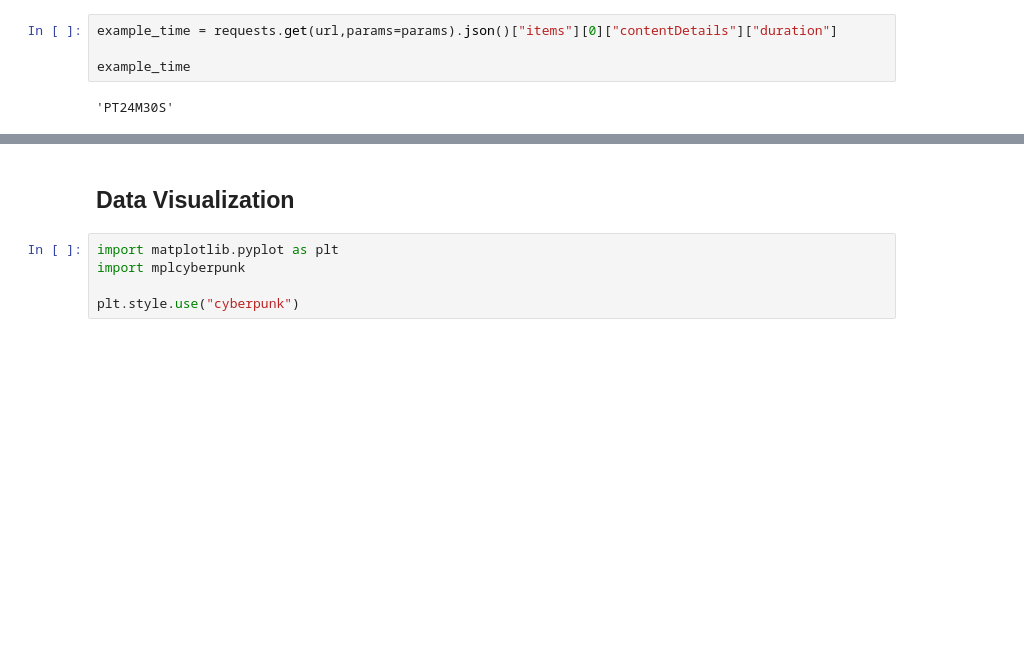
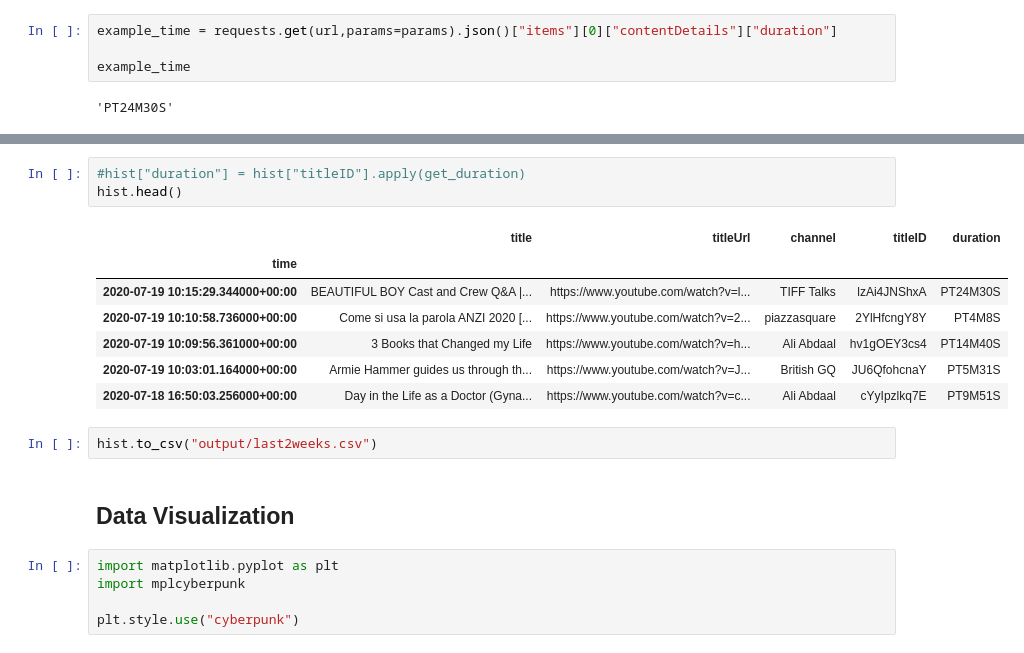
Before and after one commit to ireneisdoomed/YoutubeDashboard, a Jupyter notebook: History Analysis.ipynb, the cells around one changed output, grey strips where cells are left out. Cells and saved outputs as stored; diff of their text form; blank space fills up the shorter version.

Commit message:
Duration columns fwithout format

```diff
--- a/History Analysis.ipynb
+++ b/History Analysis.ipynb
@@ -210,6 +222,19 @@ def duration_to_seconds(duration):
 duration_to_seconds(example_time)
 # %% [output]
 1470
+# %%
+#hist["duration"] = hist["titleID"].apply(get_duration)
+hist.head()
+# %% [output]
+|  | title | titleUrl | channel | titleID | duration |
+| time |  |  |  |  |  |
+| 2020-07-19 10:15:29.344000+00:00 | BEAUTIFUL BOY Cast and Crew Q&A |... | https://www.youtube.com/watch?v=l... | TIFF Talks | lzAi4JNShxA | PT24M30S |
+| 2020-07-19 10:10:58.736000+00:00 | Come si usa la parola ANZI 2020 [... | https://www.youtube.com/watch?v=2... | piazzasquare | 2YlHfcngY8Y | PT4M8S |
+| 2020-07-19 10:09:56.361000+00:00 | 3 Books that Changed my Life | https://www.youtube.com/watch?v=h... | Ali Abdaal | hv1gOEY3cs4 | PT14M40S |
+| 2020-07-19 10:03:01.164000+00:00 | Armie Hammer guides us through th... | https://www.youtube.com/watch?v=J... | British GQ | JU6QfohcnaY | PT5M31S |
+| 2020-07-18 16:50:03.256000+00:00 | Day in the Life as a Doctor (Gyna... | https://www.youtube.com/watch?v=c... | Ali Abdaal | cYyIpzlkq7E | PT9M51S |
+# %%
+hist.to_csv("output/last2weeks.csv")
 # %% [markdown]
 ## Data Visualization
 # %%
```
Also changed, not shown: parts of 2 cells of this notebook, 1 other file.
